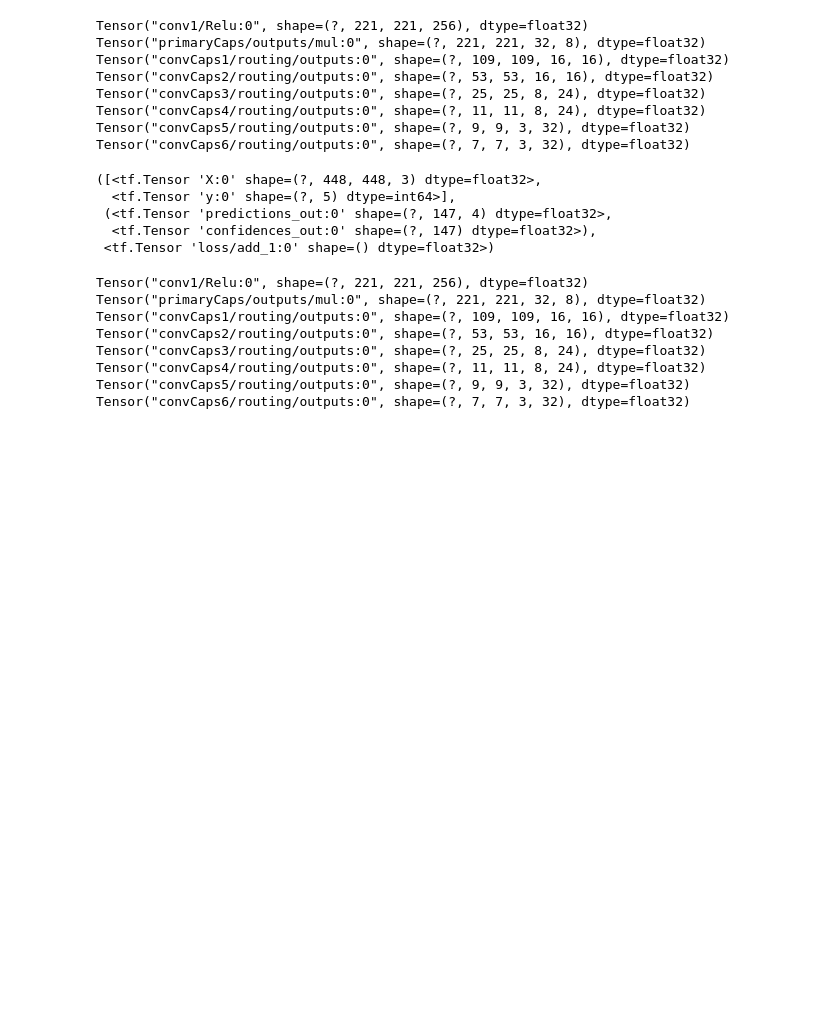
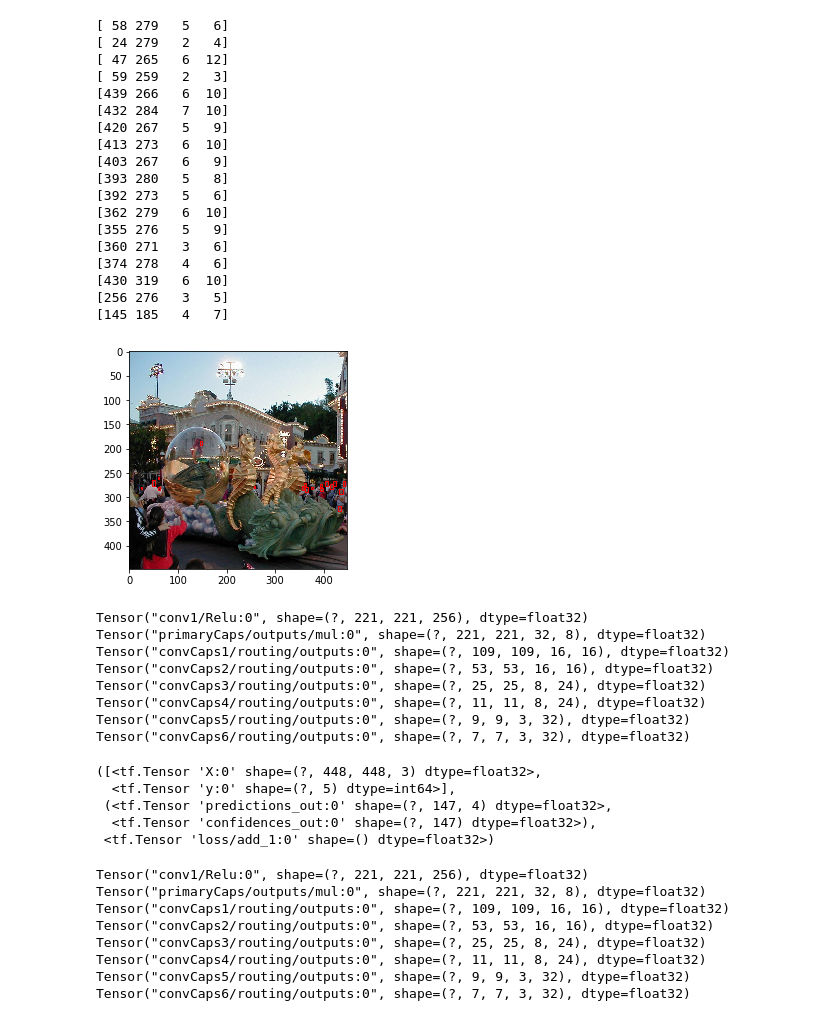
Before and after one commit to Moeinh77/Face-Detection-with-Capsule-Networks, a Jupyter notebook: YOLOphem.ipynb, the cells around one changed output. Saved outputs shown, nothing was run; the diff lists cells and outputs as text; code cells hidden in the pictures; blank space fills up the shorter version.

Commit message:
Add affine transform

```diff
--- a/YOLOphem.ipynb
+++ b/YOLOphem.ipynb
@@ -10,2 +30,12 @@ from data import wider_face
 from yolophem import models
 from caps import utils
+# %%
+train, val, test = wider_face.load_data()
+# %%
+images, labels = next(train.batch(8))
+# %%
+t = transforms.AffineWarp(448, 448)
+images_res, labels_res = t(images, labels)
+# %%
+image = images_res[5]
+labels = labels_res[5]
@@ -12,3 +65,40 @@ from caps import utils
+# %%
+# Create figure and axes
+_, ax = plt.subplots(1)
+
+# Display the image
+ax.imshow(image)
+
+# Create a Rectangle patch
+for label in labels:
+    print(label)
+    x, y, width, height = label[:]
+    rect = patches.Rectangle((x,y),width, height,linewidth=1,edgecolor='r',facecolor='none')
+
+    # Add the patch to the Axes
+    ax.add_patch(rect)
+
+plt.show()
+# %% [output]
+[ 58 279   5   6]
+[ 24 279   2   4]
+[ 47 265   6  12]
+[ 59 259   2   3]
+[439 266   6  10]
+[432 284   7  10]
+[420 267   5   9]
+[413 273   6  10]
+[403 267   6   9]
+[393 280   5   8]
+[392 273   5   6]
+[362 279   6  10]
+[355 276   5   9]
+[360 271   3   6]
+[374 278   4   6]
+[430 319   6  10]
+[256 276   3   5]
+[145 185   4   7]
+[figure, added]
 # %%
 reset()
 models.adapted(models.config_v1)
```
Also changed, not shown: parts of 9 cells of this notebook, 2 other files.
